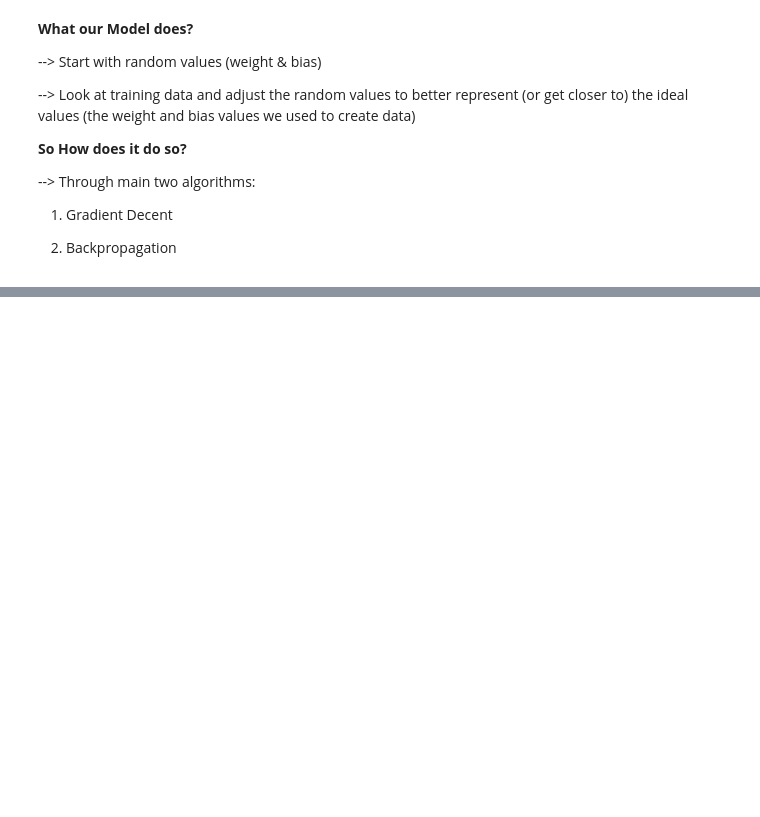
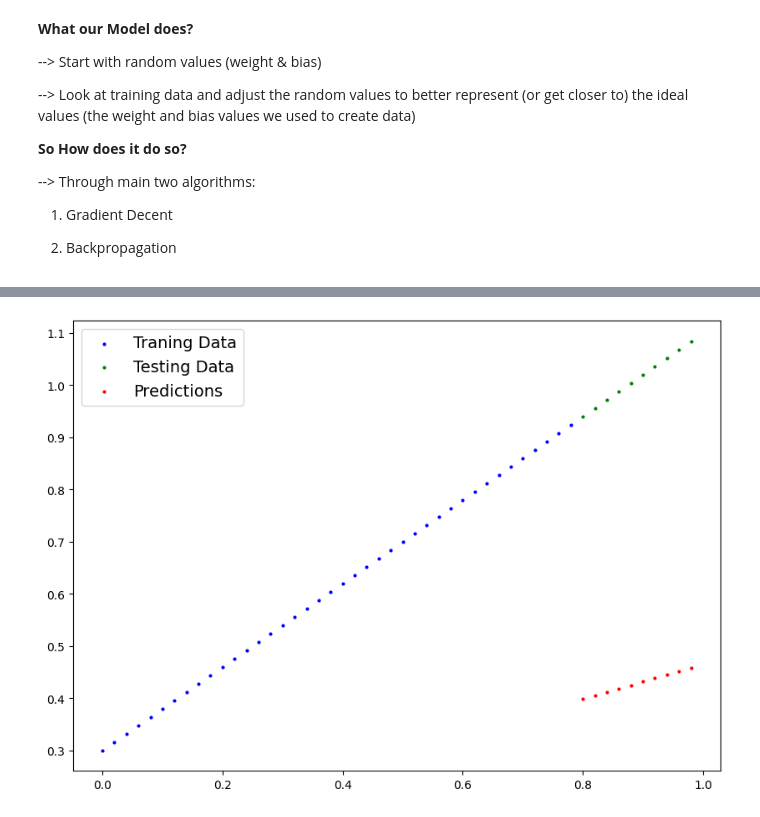
Before and after one commit to aryansanchiya/Machine-Learning, a Jupyter notebook: PyTorch_Workflow.ipynb, the cells around one changed output, grey strips where cells are left out. Cells and saved outputs as stored; diff of their text form; code cells hidden in the pictures; blank space fills up the shorter version.

```diff
--- a/PyTorch_Workflow.ipynb
+++ b/PyTorch_Workflow.ipynb
@@ -122,7 +126,7 @@ plot_predict()
 # Create Linear Regresssion Model class:
 # <-- almost everything in PyTorch inherits from nn.module
 
-class LinearRegressionModel(nn.module):
+class LinearRegressionModel(nn.Module):
   def __init__(self):
     super().__init__()
     self.weight = nn.Parameter(torch.randn(1,
@@ -131,10 +135,9 @@ class LinearRegressionModel(nn.module):
     self.bias = nn.Parameter(torch.randn(1,
                                          requires_grad=True,
                                          dtype = torch.float))
-
-    #Forward method to define the computation in the model.
-    def forward(self, x: torch.Tensor) -> torch.Tensor:
-      return self.weight * x + self.bias
+  def forward(self, x: torch.Tensor) -> torch.Tensor:
+    return self.weight * x + self.bias
+#Forward method to define the computation in the model.
 # %% [markdown]
 **What our Model does?**
 
@@ -153,0 +159,10 @@ class LinearRegressionModel(nn.module):
+# %%
+#Checking the contents of out PyTorch Model:
+
+#Create a Random Seed:
+torch.manual_seed(42)
+
+#Create an instace of the model (this is subclass of nn.Module)
+model_0 = LinearRegressionModel()
+
+list(model_0.parameters())
@@ -153,0 +209,6 @@ class LinearRegressionModel(nn.module):
+# %%
+#Make Predictions with our models
+with torch.inference_mode():
+  y_preds = model_0(X_test)
+
+y_preds
@@ -153,0 +239,4 @@ class LinearRegressionModel(nn.module):
+# %%
+plot_predict(predictions=y_preds)
+# %% [output]
+[figure, added]
```
Also changed, not shown: parts of 11 cells of this notebook.
